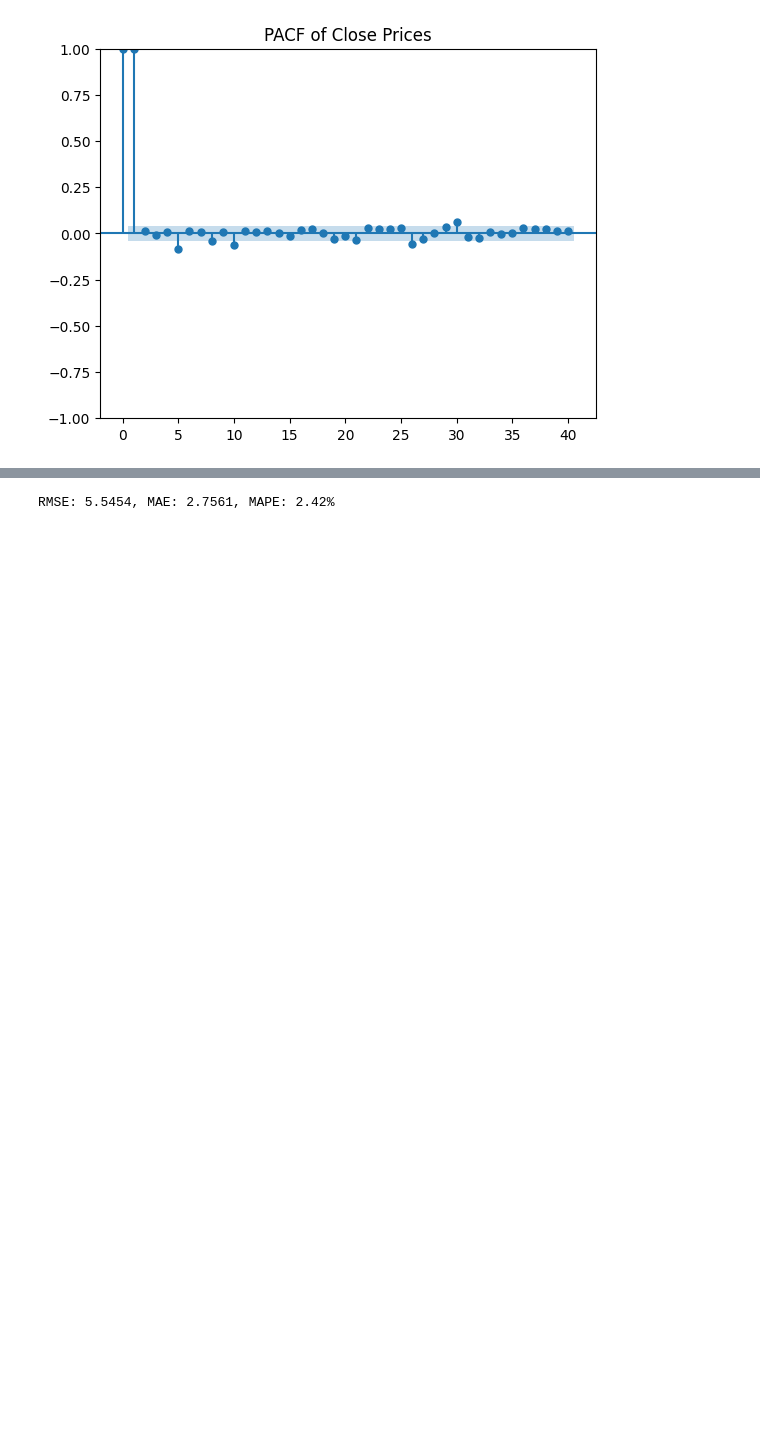
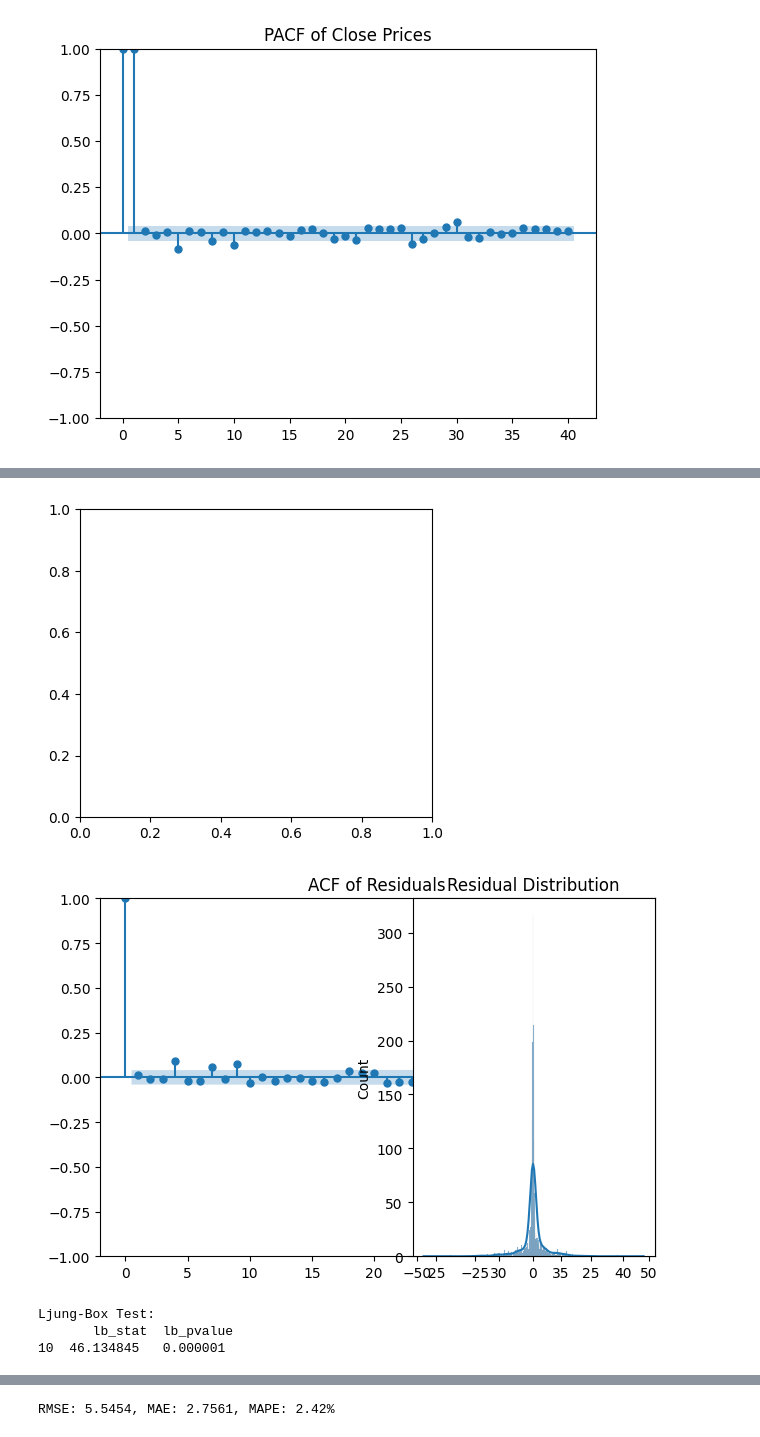
Before and after one commit to SOSPETER03/tesla-stock-forecasting, a Jupyter notebook: notebooks/classical_models.ipynb, the cells around one changed output, grey strips where cells are left out. Saved outputs shown, nothing was run; the diff lists cells and outputs as text; code cells hidden in the pictures; blank space fills up the shorter version.

```diff
--- a/notebooks/classical_models.ipynb
+++ b/notebooks/classical_models.ipynb
@@ -26,10 +26,51 @@ plt.show()
 [figure]
 [figure]
 # %%
-# Fit ARIMA model – example with (1,1,1)
-model = ARIMA(df["Close"], order=(1,1,1))
+# 1. Imports
+import pandas as pd
+import numpy as np
+import matplotlib.pyplot as plt
+import seaborn as sns
+from statsmodels.tsa.arima.model import ARIMA
+from statsmodels.graphics.tsaplots import plot_acf, plot_pacf
+from statsmodels.stats.diagnostic import acorr_ljungbox
+import os
+
+# 2. Load and preprocess data
+data_path = "../data/processed/Tesla_Cleaned.csv"  # Adjust path if needed
+df = pd.read_csv(data_path, parse_dates=["Date"], index_col="Date")
+df = df.asfreq('B')
+df["Close"] = df["Close"].interpolate()
+
+# 3. Fit ARIMA model
+model = ARIMA(df["Close"], order=(1, 1, 1))
 results = model.fit()
 print(results.summary())
+
+# 4. Residual diagnostics
+residuals = results.resid
+
+# Create output directory if it doesn't exist
+os.makedirs("results/figures", exist_ok=True)
+
+# Plot residual ACF and histogram
+plt.figure(figsize=(10, 4))
+
+plt.subplot(121)
+plot_acf(residuals.dropna(), lags=40)
+plt.title("ACF of Residuals")
+
+plt.subplot(122)
+sns.histplot(residuals.dropna(), kde=True)
+plt.title("Residual Distribution")
+
+plt.tight_layout()
+plt.savefig("results/figures/arima_residual_diagnostics.png")
+plt.show()
+
+# Ljung-Box test
+lb_test = acorr_ljungbox(residuals.dropna(), lags=[10], return_df=True)
+print("Ljung-Box Test:\n", lb_test)
 # %% [output]
                                SARIMAX Results
 ==============================================================================
@@ -40,11 +81,16 @@ Time:                        08:49:13   BIC                          14781.135
 Sample:                    01-02-2015   HQIC                         14770.137
                          - 01-16-2024
 Covariance Type:                  opg
 ==============================================================================
                  coef    std err          z      P>|z|      [0.025      0.975]
 ------------------------------------------------------------------------------
 ... (8 lines left out)
 ===================================================================================
 
 Warnings:
 [1] Covariance matrix calculated using the outer product of gradients (complex-step).
+[figure, added]
+[figure, added]
+Ljung-Box Test:
+       lb_stat  lb_pvalue
+10  46.134845   0.000001
```
Also changed, not shown: parts of 2 cells of this notebook.
